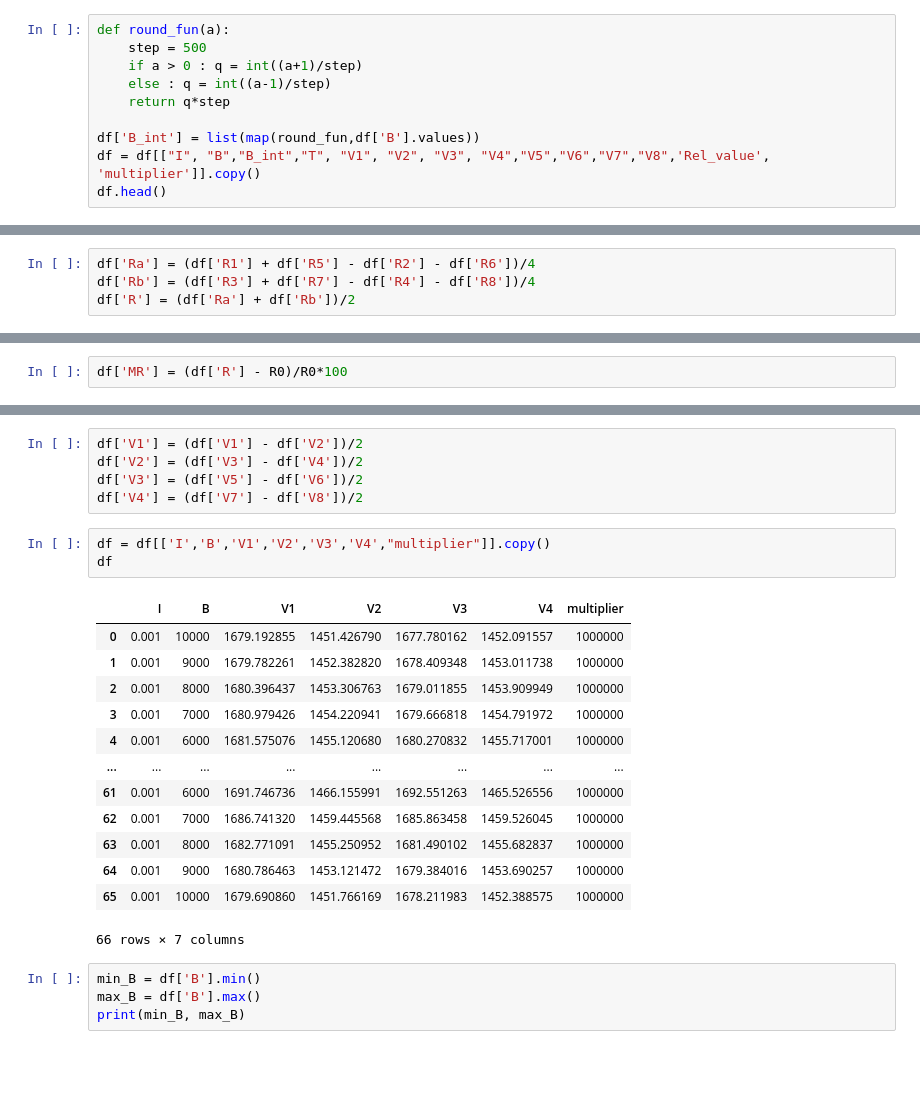
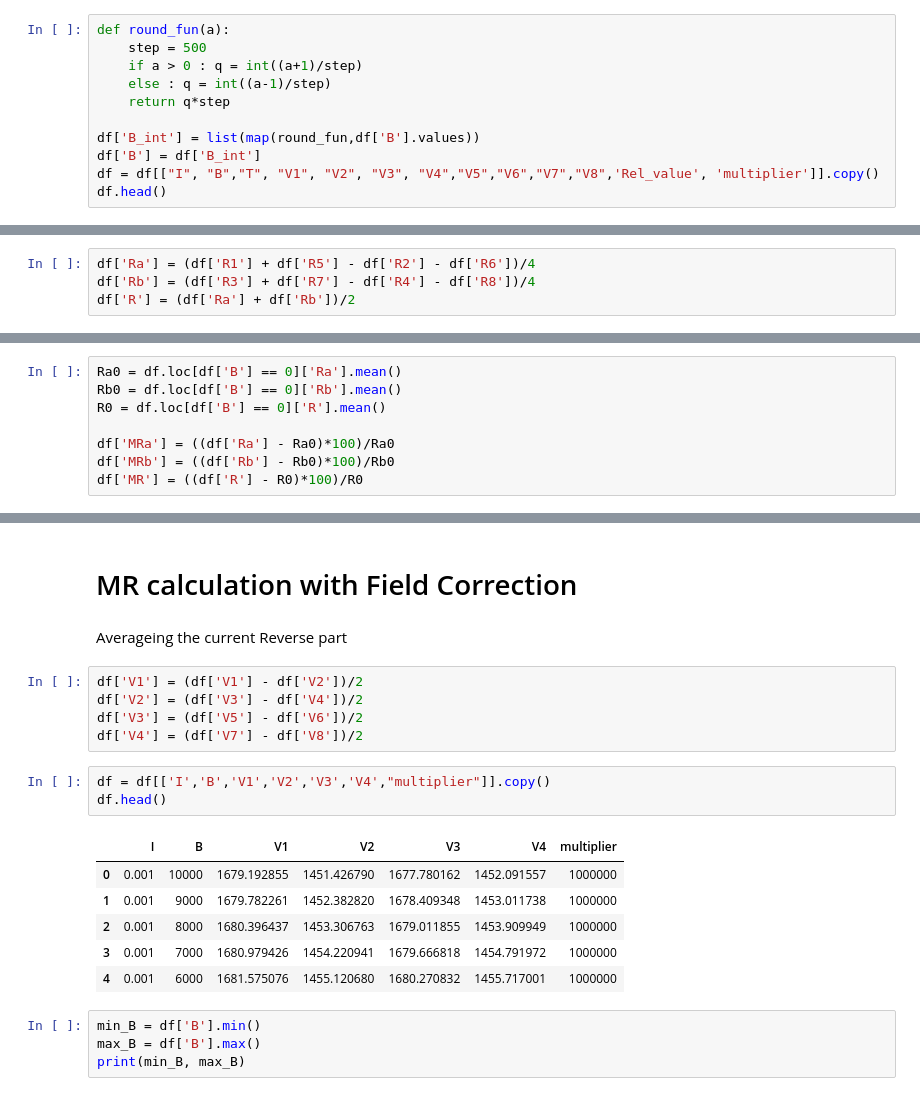
Before and after one commit to luckyIITR/PPMS, a Jupyter notebook: Plots/A304_SRO_NGO/MR/A304_MR_10K.ipynb, the cells around one changed output, grey strips where cells are left out. Cells and saved outputs as stored; diff of their text form; blank space fills up the shorter version.

```diff
--- a/Plots/A304_SRO_NGO/MR/A304_MR_10K.ipynb
+++ b/Plots/A304_SRO_NGO/MR/A304_MR_10K.ipynb
@@ -22,6 +23,7 @@ def round_fun(a):
     return q*step
 
 df['B_int'] = list(map(round_fun,df['B'].values))
-df = df[["I", "B","B_int","T", "V1", "V2", "V3", "V4","V5","V6","V7","V8",'Rel_value', 'multiplier']].copy()
+df['B'] = df['B_int']
+df = df[["I", "B","T", "V1", "V2", "V3", "V4","V5","V6","V7","V8",'Rel_value', 'multiplier']].copy()
 df.head()
 # %% [output]
@@ -118,2 +129,0 @@ R0
-# %%
-df['MR'] = (df['R'] - R0)/R0*100
@@ -152,0 +132,8 @@ df
+# %%
+Ra0 = df.loc[df['B'] == 0]['Ra'].mean()
+Rb0 = df.loc[df['B'] == 0]['Rb'].mean()
+R0 = df.loc[df['B'] == 0]['R'].mean()
+
+df['MRa'] = ((df['Ra'] - Ra0)*100)/Ra0
+df['MRb'] = ((df['Rb'] - Rb0)*100)/Rb0
+df['MR'] = ((df['R'] - R0)*100)/R0
@@ -153,3 +152,7 @@ df
+# %% [markdown]
+# MR calculation with Field Correction
+# %% [markdown]
+Averageing the current Reverse part
 # %%
 df['V1'] = (df['V1'] - df['V2'])/2
 df['V2'] = (df['V3'] - df['V4'])/2
@@ -157,21 +160,14 @@ df['V3'] = (df['V5'] - df['V6'])/2
 df['V4'] = (df['V7'] - df['V8'])/2
 # %%
 df = df[['I','B','V1','V2','V3','V4',"multiplier"]].copy()
-df
+df.head()
 # %% [output]
 |  | I | B | V1 | V2 | V3 | V4 | multiplier |
 | 0 | 0.001 | 10000 | 1679.192855 | 1451.426790 | 1677.780162 | 1452.091557 | 1000000 |
 | 1 | 0.001 | 9000 | 1679.782261 | 1452.382820 | 1678.409348 | 1453.011738 | 1000000 |
 | 2 | 0.001 | 8000 | 1680.396437 | 1453.306763 | 1679.011855 | 1453.909949 | 1000000 |
 | 3 | 0.001 | 7000 | 1680.979426 | 1454.220941 | 1679.666818 | 1454.791972 | 1000000 |
 | 4 | 0.001 | 6000 | 1681.575076 | 1455.120680 | 1680.270832 | 1455.717001 | 1000000 |
-| ... | ... | ... | ... | ... | ... | ... | ... |
-| 61 | 0.001 | 6000 | 1691.746736 | 1466.155991 | 1692.551263 | 1465.526556 | 1000000 |
-| 62 | 0.001 | 7000 | 1686.741320 | 1459.445568 | 1685.863458 | 1459.526045 | 1000000 |
-| 63 | 0.001 | 8000 | 1682.771091 | 1455.250952 | 1681.490102 | 1455.682837 | 1000000 |
-| 64 | 0.001 | 9000 | 1680.786463 | 1453.121472 | 1679.384016 | 1453.690257 | 1000000 |
-| 65 | 0.001 | 10000 | 1679.690860 | 1451.766169 | 1678.211983 | 1452.388575 | 1000000 |
-66 rows × 7 columns
 # %%
 min_B = df['B'].min()
 max_B = df['B'].max()
```
Also changed, not shown: parts of 34 cells of this notebook, 22 other files.
